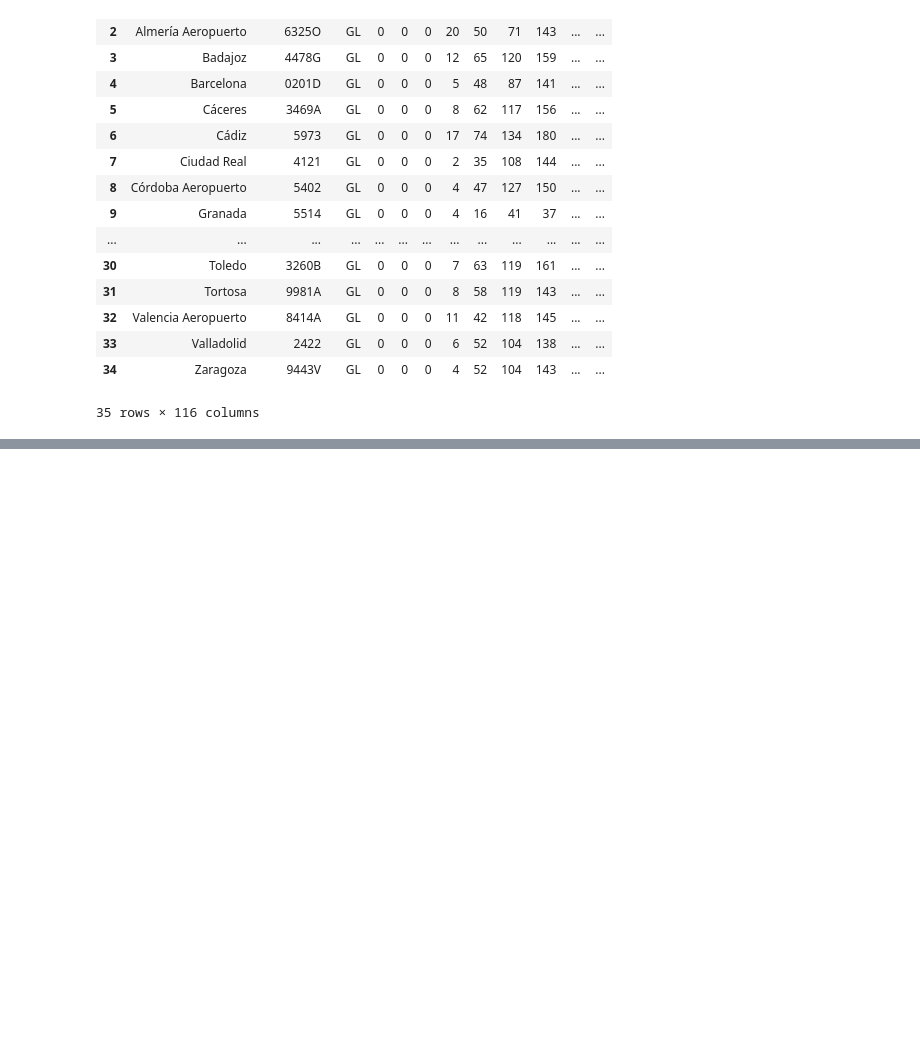
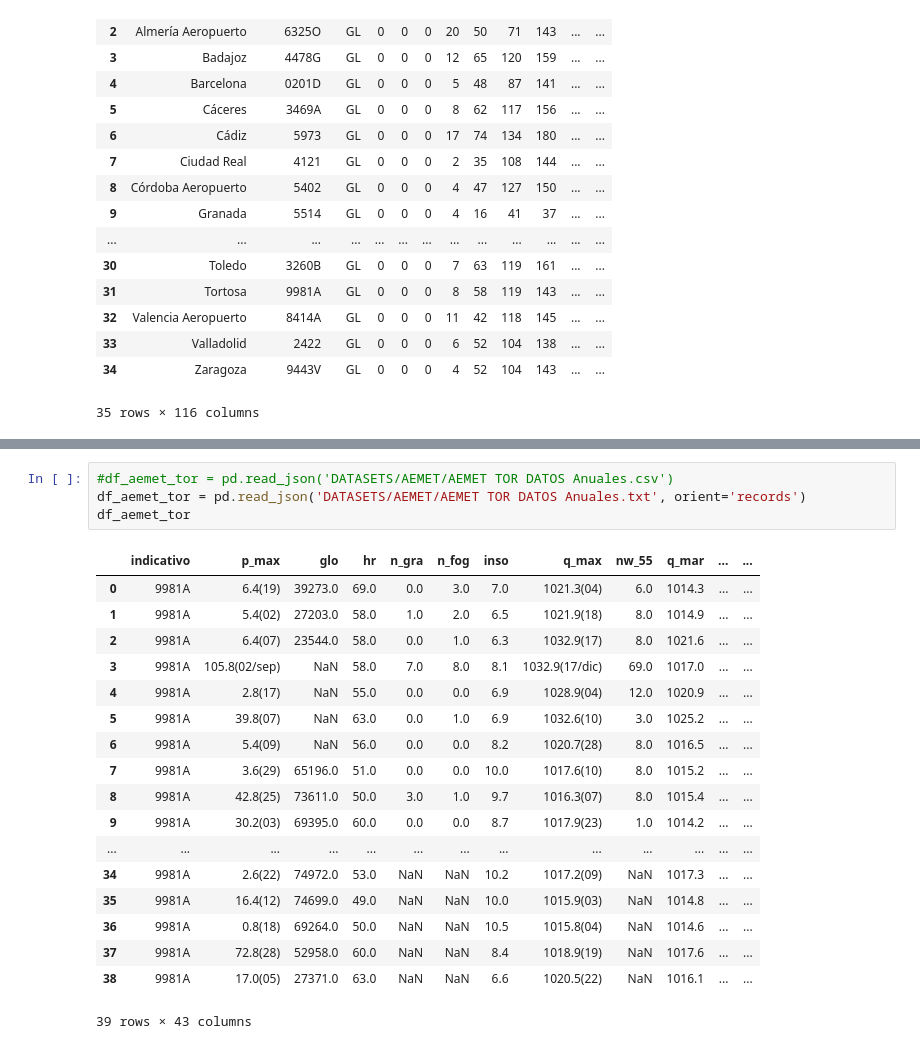
Before and after one commit to jonkar-diazperez/ML_JCDP, a Jupyter notebook: Pruebas.ipynb, the cells around one changed output, grey strips where cells are left out. Saved outputs shown, nothing was run; the diff lists cells and outputs as text; blank space fills up the shorter version.

Commit message:
Preparación Dataset Proyecto ML

```diff
--- a/Pruebas.ipynb
+++ b/Pruebas.ipynb
@@ -26,0 +323,23 @@ df_aemet
+# %%
+#df_aemet_tor = pd.read_json('DATASETS/AEMET/AEMET TOR DATOS Anuales.csv')
+df_aemet_tor = pd.read_json('DATASETS/AEMET/AEMET TOR DATOS Anuales.txt', orient='records')
+df_aemet_tor
+# %% [output]
+|  | indicativo | p_max | glo | hr | n_gra | n_fog | inso | q_max | nw_55 | q_mar | ... | ... |
+| 0 | 9981A | 6.4(19) | 39273.0 | 69.0 | 0.0 | 3.0 | 7.0 | 1021.3(04) | 6.0 | 1014.3 | ... | ... |
+| 1 | 9981A | 5.4(02) | 27203.0 | 58.0 | 1.0 | 2.0 | 6.5 | 1021.9(18) | 8.0 | 1014.9 | ... | ... |
+| 2 | 9981A | 6.4(07) | 23544.0 | 58.0 | 0.0 | 1.0 | 6.3 | 1032.9(17) | 8.0 | 1021.6 | ... | ... |
+| 3 | 9981A | 105.8(02/sep) | NaN | 58.0 | 7.0 | 8.0 | 8.1 | 1032.9(17/dic) | 69.0 | 1017.0 | ... | ... |
+| 4 | 9981A | 2.8(17) | NaN | 55.0 | 0.0 | 0.0 | 6.9 | 1028.9(04) | 12.0 | 1020.9 | ... | ... |
+| 5 | 9981A | 39.8(07) | NaN | 63.0 | 0.0 | 1.0 | 6.9 | 1032.6(10) | 3.0 | 1025.2 | ... | ... |
+| 6 | 9981A | 5.4(09) | NaN | 56.0 | 0.0 | 0.0 | 8.2 | 1020.7(28) | 8.0 | 1016.5 | ... | ... |
+| 7 | 9981A | 3.6(29) | 65196.0 | 51.0 | 0.0 | 0.0 | 10.0 | 1017.6(10) | 8.0 | 1015.2 | ... | ... |
+| 8 | 9981A | 42.8(25) | 73611.0 | 50.0 | 3.0 | 1.0 | 9.7 | 1016.3(07) | 8.0 | 1015.4 | ... | ... |
+| 9 | 9981A | 30.2(03) | 69395.0 | 60.0 | 0.0 | 0.0 | 8.7 | 1017.9(23) | 1.0 | 1014.2 | ... | ... |
+| ... | ... | ... | ... | ... | ... | ... | ... | ... | ... | ... | ... | ... |
+| 34 | 9981A | 2.6(22) | 74972.0 | 53.0 | NaN | NaN | 10.2 | 1017.2(09) | NaN | 1017.3 | ... | ... |
+| 35 | 9981A | 16.4(12) | 74699.0 | 49.0 | NaN | NaN | 10.0 | 1015.9(03) | NaN | 1014.8 | ... | ... |
+| 36 | 9981A | 0.8(18) | 69264.0 | 50.0 | NaN | NaN | 10.5 | 1015.8(04) | NaN | 1014.6 | ... | ... |
+| 37 | 9981A | 72.8(28) | 52958.0 | 60.0 | NaN | NaN | 8.4 | 1018.9(19) | NaN | 1017.6 | ... | ... |
+| 38 | 9981A | 17.0(05) | 27371.0 | 63.0 | NaN | NaN | 6.6 | 1020.5(22) | NaN | 1016.1 | ... | ... |
+39 rows × 43 columns
```
Also changed, not shown: parts of 42 cells of this notebook, 46 other files.
